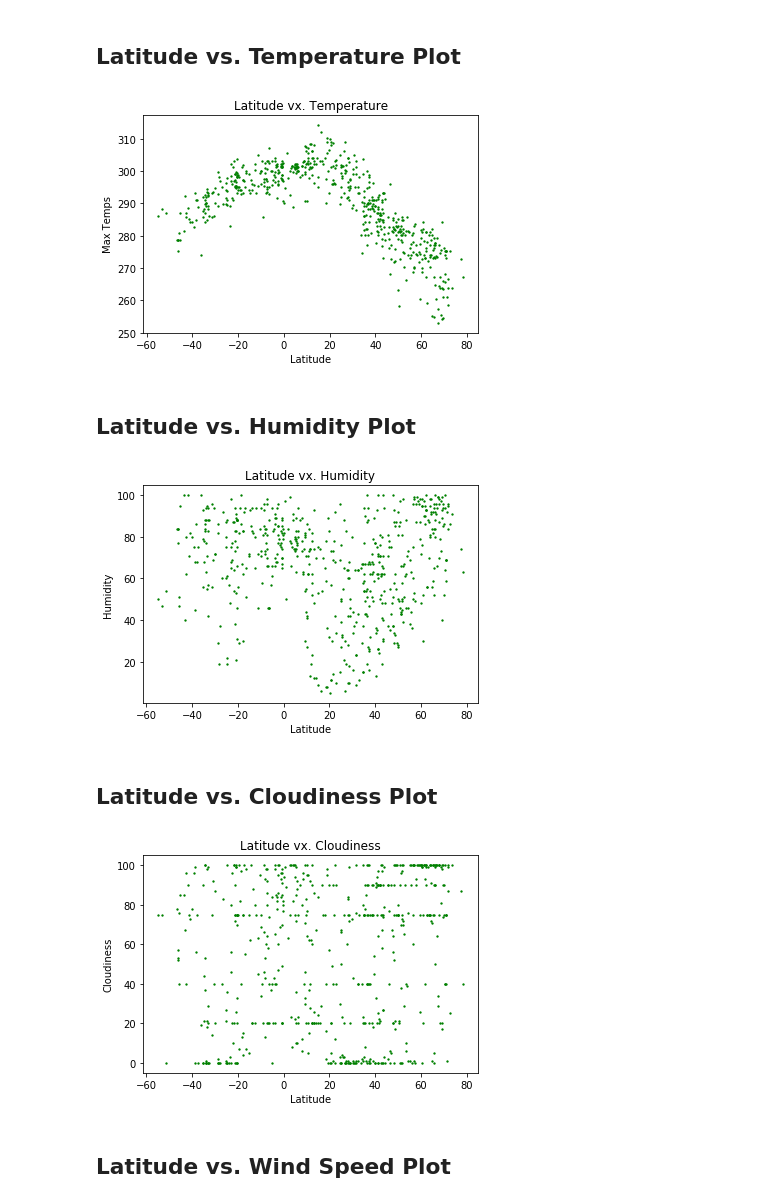
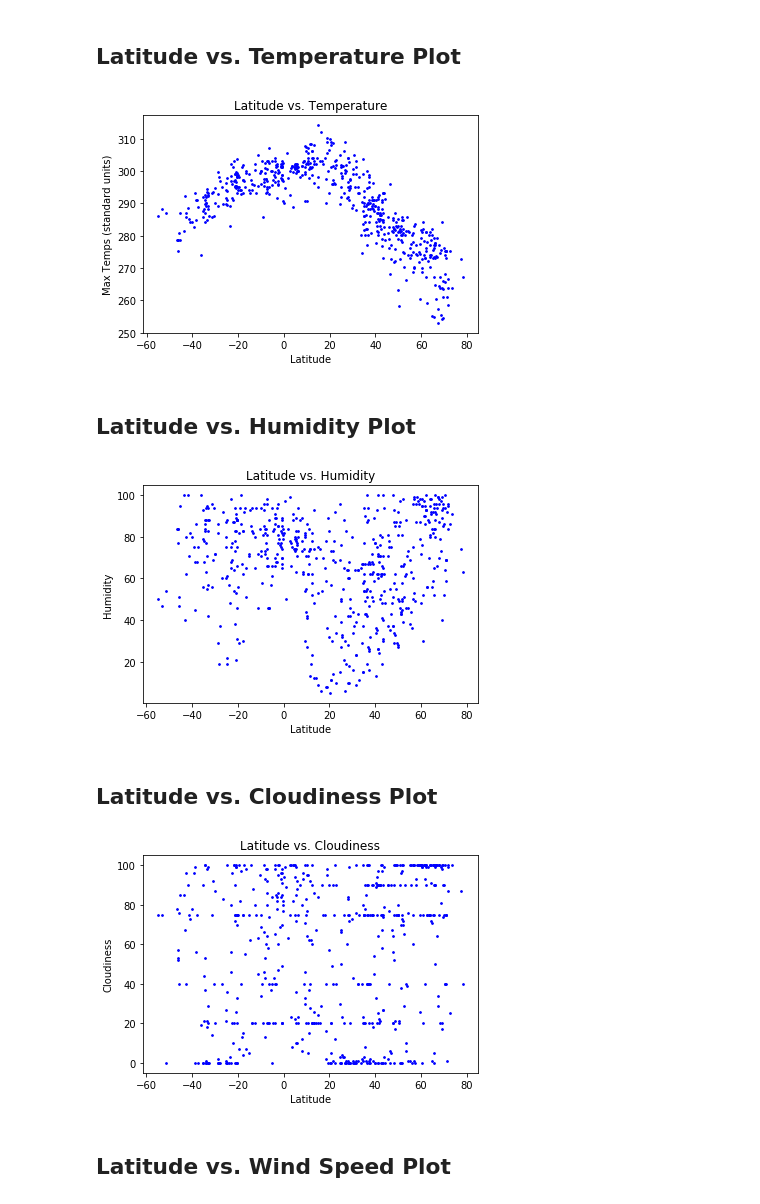
Before and after one commit to gigilynne/python-api-challenge, a Jupyter notebook: WeatherPy/WeatherPy.ipynb, the cells around one changed output. Saved outputs shown, nothing was run; the diff lists cells and outputs as text; code cells hidden in the pictures.

```diff
--- a/WeatherPy/WeatherPy.ipynb
+++ b/WeatherPy/WeatherPy.ipynb
@@ -276,21 +276,21 @@ extrm_hum.head()
 # %%
 #x is the independant (latitude) variable, while y is the dependant (temp) variable
 temp = weather_df['Max Temp']
 lati = weather_df['Latitude']
 
 #set the variables, the labels, and title while calling the plot
 x_values = lati
 y_values = temp
-plt.scatter(x_values, y_values,s = 1.75, color = 'green')
-plt.title('Latitude vx. Temperature')
+plt.scatter(x_values, y_values, s = 3, color = 'blue')
+plt.title('Latitude vs. Temperature')
 plt.xlabel('Latitude')
-plt.ylabel('Max Temps')
+plt.ylabel('Max Temps (standard units)')
 
 #save image and show plot
 plt.savefig("../Resources/lat_temp.png")
 plt.show()
 # %% [output]
-[figure, old version]
+[figure, new version]
 # %% [markdown]
 ## Latitude vs. Humidity Plot
 # %%
@@ -301,8 +301,8 @@ lati = weather_df['Latitude']
 #set the variables, the labels, and title while calling the plot
 x_values = lati
 y_values = humi
-plt.scatter(x_values, y_values,s = 1.75, color = 'green')
-plt.title('Latitude vx. Humidity')
+plt.scatter(x_values, y_values,s = 3, color = 'blue')
+plt.title('Latitude vs. Humidity')
 plt.xlabel('Latitude')
 plt.ylabel('Humidity')
 
@@ -310,7 +310,7 @@ plt.ylabel('Humidity')
 plt.savefig("../Resources/lat_humidity.png")
 plt.show()
 # %% [output]
-[figure, old version]
+[figure, new version]
 # %% [markdown]
 ## Latitude vs. Cloudiness Plot
 # %%
@@ -321,8 +321,8 @@ lati = weather_df['Latitude']
 #set the variables, the labels, and title while calling the plot
 x_values = lati
 y_values = cloud
-plt.scatter(x_values, y_values,s = 1.75, color = 'green')
-plt.title('Latitude vx. Cloudiness')
+plt.scatter(x_values, y_values,s = 3, color = 'blue')
+plt.title('Latitude vs. Cloudiness')
 plt.xlabel('Latitude')
 plt.ylabel('Cloudiness')
 
@@ -330,7 +330,7 @@ plt.ylabel('Cloudiness')
 plt.savefig("../Resources/lat_cloud.png")
 plt.show()
 # %% [output]
-[figure, old version]
+[figure, new version]
 # %% [markdown]
 ## Latitude vs. Wind Speed Plot
 # %%
```
Also changed, not shown: parts of 1 cell of this notebook, 4 other files.
